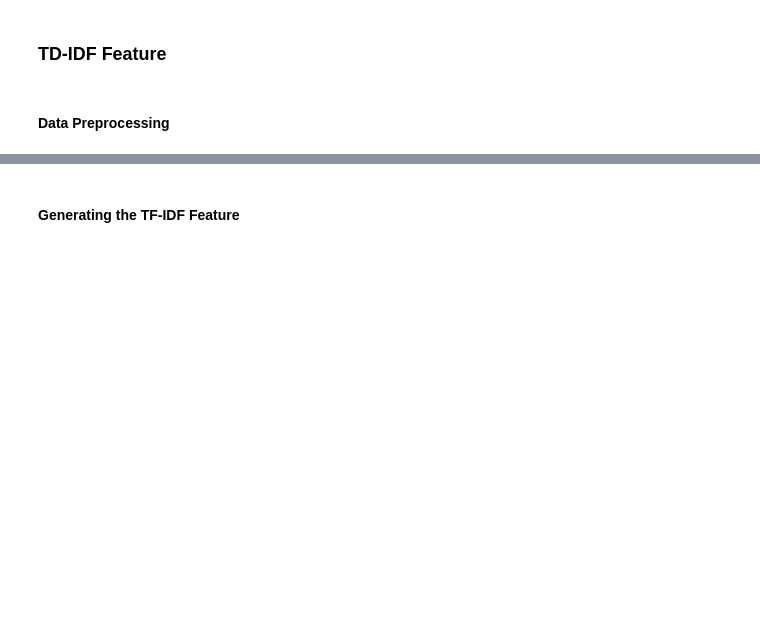
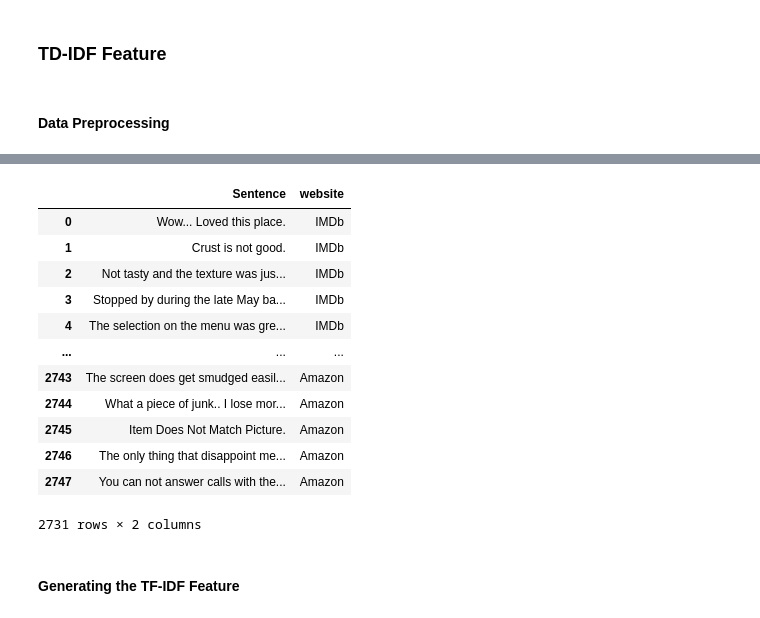
Before and after one commit to YiChiChao/DM2022-Lab1-Homework, a Jupyter notebook: DM2022-Lab1-Homework.ipynb, the cells around one changed output, grey strips where cells are left out. Cells and saved outputs as stored; diff of their text form; code cells hidden in the pictures; blank space fills up the shorter version.

```diff
--- a/DM2022-Lab1-Homework.ipynb
+++ b/DM2022-Lab1-Homework.ipynb
@@ -769,3 +725,19 @@ sum(new_data.duplicated())
+# %%
+new_data.drop_duplicates()
+# %% [output]
+|  | Sentence | website |
+| 0 | Wow... Loved this place. | IMDb |
+| 1 | Crust is not good. | IMDb |
+| 2 | Not tasty and the texture was jus... | IMDb |
+| 3 | Stopped by during the late May ba... | IMDb |
+| 4 | The selection on the menu was gre... | IMDb |
+| ... | ... | ... |
+| 2743 | The screen does get smudged easil... | Amazon |
+| 2744 | What a piece of junk.. I lose mor... | Amazon |
+| 2745 | Item Does Not Match Picture. | Amazon |
+| 2746 | The only thing that disappoint me... | Amazon |
+| 2747 | You can not answer calls with the... | Amazon |
+2731 rows × 2 columns
 # %% [markdown]
 #### Generating the TF-IDF Feature
 # %%
```
Also changed, not shown: parts of 14 cells of this notebook.
